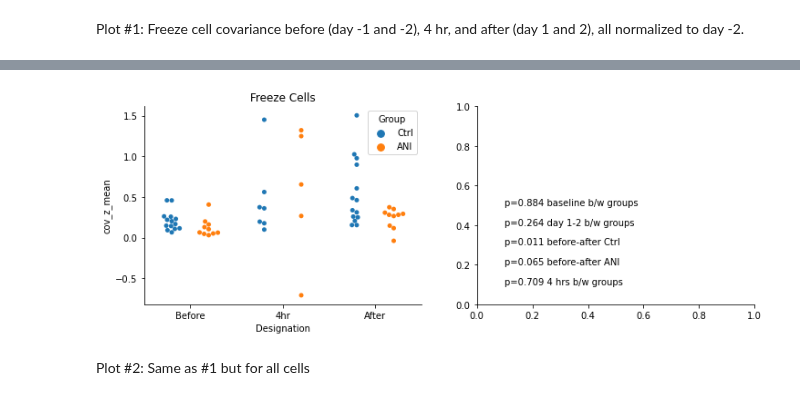
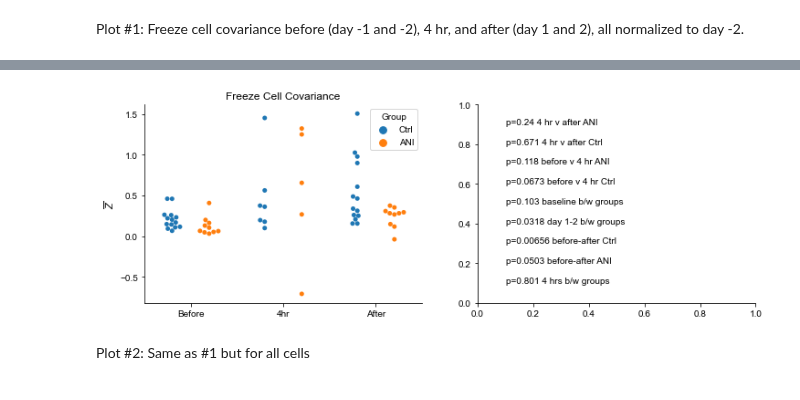
Before and after one commit to nkinsky/Eraser, a Jupyter notebook: Notebooks/COV_across_days.ipynb, the cells around one changed output, grey strips where cells are left out. Drawn from its saved outputs; the diff is of its cells as text; code cells hidden in the pictures.

Commit message:
streamline for MS plots

```diff
--- a/Notebooks/COV_across_days.ipynb
+++ b/Notebooks/COV_across_days.ipynb
@@ -120,15 +103,23 @@ def stats_before_after(df_use, key_use, ax=None):
     df4 = df_use[df_use['Designation'] == '4hr']
 
     stat_bef, p_bef = stats.ttest_ind(df_before[df_before['Group'] == 'Ctrl'][key_use],
-                                     df_before[df_before['Group'] == 'ANI'][key_use])
+                                     df_before[df_before['Group'] == 'ANI'][key_use], nan_policy='omit')
     stat_aft, p_aft = stats.ttest_ind(df_after[df_after['Group'] == 'Ctrl'][key_use],
-                                     df_after[df_after['Group'] == 'ANI'][key_use])
+                                     df_after[df_after['Group'] == 'ANI'][key_use], nan_policy='omit')
     stat_ctrl, p_ctrl = stats.ttest_ind(df_before[df_before['Group'] == 'Ctrl'][key_use],
-                                     df_after[df_after['Group'] == 'Ctrl'][key_use])
+                                     df_after[df_after['Group'] == 'Ctrl'][key_use], nan_policy='omit')
     stat_ani, p_ani = stats.ttest_ind(df_before[df_before['Group'] == 'ANI'][key_use],
-                                     df_after[df_after['Group'] == 'ANI'][key_use])
+                                     df_after[df_after['Group'] == 'ANI'][key_use], nan_policy='omit')
     stat_dur, p_dur = stats.ttest_ind(df4[df4['Group'] == 'Ctrl'][key_use],
-                                     df4[df4['Group'] == 'ANI'][key_use])
+                                     df4[df4['Group'] == 'ANI'][key_use], nan_policy='omit')
+    stat_b4c, p_b4c = stats.ttest_ind(df_before[df_before['Group'] == 'Ctrl'][key_use],
+                                      df4[df4['Group'] == 'Ctrl'][key_use], nan_policy='omit')
+    stat_b4a, p_b4a = stats.ttest_ind(df_before[df_before['Group'] == 'ANI'][key_use],
+                                      df4[df4['Group'] == 'ANI'][key_use], nan_policy='omit')
+    stat_4ac, p_4ac = stats.ttest_ind(df4[df4['Group'] == 'Ctrl'][key_use],
+                                     df_after[df_after['Group'] == 'Ctrl'][key_use], nan_policy='omit')
+    stat_4aa, p_4aa = stats.ttest_ind(df4[df4['Group'] == 'ANI'][key_use],
+                                     df_after[df_after['Group'] == 'ANI'][key_use], nan_policy='omit')
 
     if ax is None:  # Print to screen
         print(f'p={p_bef:0.3g} baseline b/w groups')
@@ -137,6 +128,10 @@ def stats_before_after(df_use, key_use, ax=None):
         print(f'p={p_ani:0.3g} before-after ANI')
         print(f'p={p_dur:0.3g} 4 hrs b/w groups')
     else:  # Print into specified axes
+        ax.text(0.1, 0.9, f'p={p_4aa:0.3g} 4 hr v after ANI')
+        ax.text(0.1, 0.8, f'p={p_4ac:0.3g} 4 hr v after Ctrl')
+        ax.text(0.1, 0.7, f'p={p_b4a:0.3g} before v 4 hr ANI')
+        ax.text(0.1, 0.6, f'p={p_b4c:0.3g} before v 4 hr Ctrl')
         ax.text(0.1, 0.5, f'p={p_bef:0.3g} baseline b/w groups')
         ax.text(0.1, 0.4, f'p={p_aft:0.3g} day 1-2 b/w groups')
         ax.text(0.1, 0.3, f'p={p_ctrl:0.3g} before-after Ctrl')
@@ -193,0 +191,8 @@ erp.match_max_lims(ax, axis='y')
+# %%
+%matplotlib notebook
+figcv = plt.figure(figsize=(12, 8))
+gs = gridspec.GridSpec(2, 2, figure=figcv)
+axfrz_stat = figcv.add_subplot(gs[0,0])
+axfrz_plot = figcv.add_subplot(gs[1,0])
+axall_stat = figcv.add_subplot(gs[0,1])
+axall_plot = figcv.add_subplot(gs[1,1])
@@ -194,12 +202,17 @@ erp.match_max_lims(ax, axis='y')
 # %%
+%matplotlib inline
 fig, ax = plt.subplots(1, 2, figsize=(12, 4))
-sns.swarmplot(x="Designation", y="cov_z_mean", hue="Group", data=sigz_freeze_df, dodge=True, ax=ax[0])
-ax[0].set_title('Freeze Cells')
-sns.despine(fig=fig)
-stats_before_after(sigz_df, 'cov_z_mean', ax=ax[1])
+for ap, astat, f in zip([axfrz_plot, ax[0]], [axfrz_stat, ax[1]], [figcv, fig]):
+    sns.swarmplot(x="Designation", y="cov_z_mean", hue="Group",
+                  data=sigz_freeze_df[~(sigz_freeze_df['Designation'] == '')], dodge=True, ax=ap)
+    ap.set_title('Freeze Cell Covariance')
+    ap.set_ylabel(r'$\overline{Z}$')
+    ap.set_xlabel('')
+    sns.despine(fig=f)
+    stats_before_after(sigz_freeze_df, 'cov_z_mean', ax=astat)
 fig.savefig(print_dir + "/cov_before_after_freeze_cells.pdf")
 # %% [output]
-[figure, old version]
+[figure, new version]
 # %% [markdown]
 Plot #2: Same as #1 but for all cells
 # %%
```
Also changed, not shown: parts of 25 cells of this notebook.
